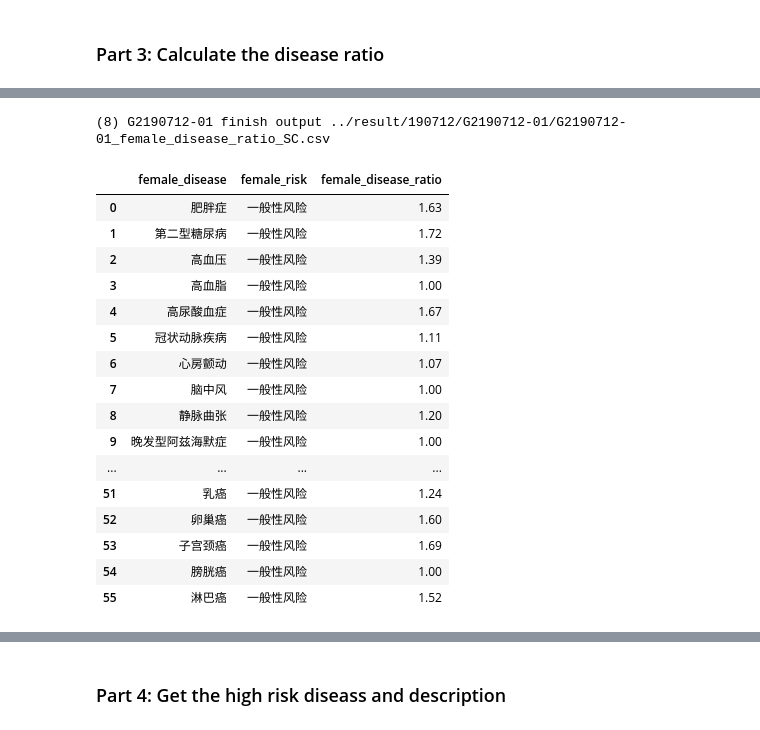
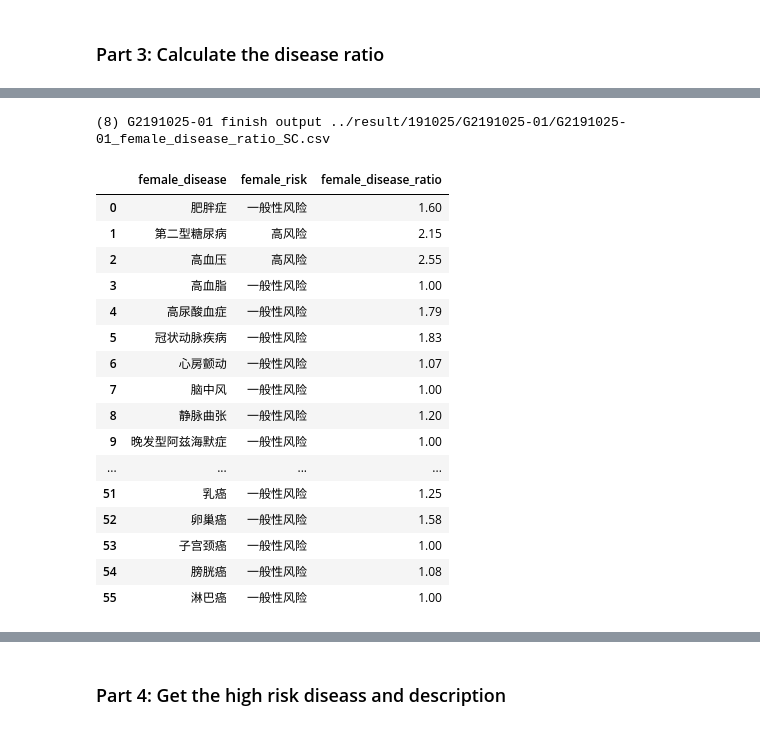
Before and after one commit to Jade-ChiaChunHou/Genetic-Testing, a Jupyter notebook: script/G2_analysis.ipynb, the cells around one changed output, grey strips where cells are left out. Drawn from its saved outputs; the diff is of its cells as text; code cells hidden in the pictures.

```diff
--- a/script/G2_analysis.ipynb
+++ b/script/G2_analysis.ipynb
@@ -19,8 +20,8 @@ import pandas as pd
 
 G2_num = str(input("Please the G2 sample number(ex: G2190712-01): "))
 
-cycle1_dic = '../sample_data/' + G2_num +'c-cycle 1.xls'
-cycle35_dic = '../sample_data/' + G2_num + 'c-cycle 35.xls'
+cycle1_dic = '../sample_data/' + "/"+ G2_num[2:8]+ "/"+ G2_num +'c-cycle 1.xls'
+cycle35_dic = '../sample_data/' + "/"+ G2_num[2:8]+ "/"+ G2_num + 'c-cycle 35.xls'
 
 
 cycle1 = pd.read_excel(open(cycle1_dic, 'rb'),
@@ -60,7 +61,11 @@ genotype = pd.read_csv('../raw/genotype.csv')
 #############################
 
 
-risk_factor = pd.read_csv('../raw/risk_factor.csv')
+risk_factor = pd.read_csv('../raw/risk_factor.csv', float_precision='round_trip')
+
+
+
+
 
 #risk_factor.head()
 
@@ -83,15 +88,13 @@ disease_risk = pd.read_csv('../raw/disease_risk.csv')
 ##########################
 
 
-nutrient = pd.read_csv('../raw/nutrient.csv', encoding = 'utf-8')
+nutrient = pd.read_excel(open('../raw/nutrient.xlsx', 'rb'),
+              sheet_name='nutrient')
 
 #nutrient.head()
 
-
-#nutrient_SC = pd.read_excel(open('../raw/nutrient_SC.xlsx', 'rb'),
-              #sheet_name='nutrient_SC')
-
-#nutrient_SC.head()
+nutrient_SC = pd.read_excel(open('../raw/nutrient_SC.xlsx', 'rb'),
+              sheet_name='nutrient_SC')
 
 
 ###############################
@@ -99,7 +102,10 @@ nutrient = pd.read_csv('../raw/nutrient.csv', encoding = 'utf-8')
 ###############################
 
 
-nutrient_gene = pd.read_csv('../raw/nutrient_gene.csv', encoding = 'utf-8')
+#nutrient_gene = pd.read_csv('../raw/nutrient_gene.csv', encoding = 'utf-8')
+
+nutrient_gene = pd.read_excel(open('../raw/nutrient_gene.xlsx', 'rb'),
+              sheet_name='nutrient_gene')
 
 #nutrient_gene.head()
 
@@ -112,11 +118,13 @@ nutrient_gene = pd.read_csv('../raw/nutrient_gene.csv', encoding = 'utf-8')
 ###########################
 
 
-lifestyle = pd.read_csv('../raw/lifestyle.csv', encoding = 'utf-8')
+lifestyle = pd.read_excel(open('../raw/lifestyle.xlsx', 'rb'),
+              sheet_name='lifestyle')
 
 #lifestyle.head()
 
-
+lifestyle_SC = pd.read_excel(open('../raw/lifestyle_SC.xlsx', 'rb'),
+              sheet_name='lifestyle_SC')
 
 
 
@@ -526,6 +554,7 @@ for encode in risk_encode:
 
         a = risk_factor.loc[risk_factor['Allele_risk'] == encode].index[0]
 
+        #risk.append(format(float(risk_factor.iloc[a,1]), '.9f'))
         risk.append(risk_factor.iloc[a,1])
 
     elif encode not in list(risk_factor['Allele_risk']):
@@ -544,7 +573,7 @@ for i in range(len(risk)):
 
 
 
-gene_risk = pd.DataFrame(list(zip(disease_risk['Disease_code'], disease_risk['rs_number'], rs_genetic_risk, risk_encode, risk9)), columns=['Disease_code', 'rs_number', 'genotype', 'risk_encode', 'risk'])
+gene_risk = pd.DataFrame(list(zip(disease_risk['Disease_code'], disease_risk['rs_number'], rs_genetic_risk, risk_encode, risk)), columns=['Disease_code', 'rs_number', 'genotype', 'risk_encode', 'risk'])
 
 # add apoe in the last row
 
@@ -3205,12 +3830,12 @@ Name: nutrient name, dtype: object
 
 female_disease = ['肥胖症', '第二型糖尿病', '高血压', '高血脂', '高尿酸血症',
                   '冠状动脉疾病', '心房颤动', '脑中风', '静脉曲张',
-                  '晚发型阿兹海默症', '帕金森氏症', '退化性关节炎', '骨质疏鬆', '肌少症',
+                  '晚发型阿兹海默症', '帕金森氏症', '退化性关节炎', '骨质疏松', '肌少症',
                   '子宫内膜异位', '子宫肌瘤', '多囊性卵巢症候群', '女性尿道感染',
-                  '类风湿性关节炎', '红斑性狼疮', '自体免疫甲状腺疾病', '僵直性嵴椎炎',
+                  '类风湿性关节炎', '红斑性狼疮', '自体免疫甲状腺疾病', '僵直性脊椎炎',
                   '肝硬化', '脂肪肝', '胆石症(肝内结石、胆结石)', '消化性溃疡、胃食道逆流', '大肠息肉症', '胰脏炎',
                   '白内障', '青光眼', '黄斑部病变', '高度近视',
-                  '忧鬱症', '躁鬱症', '思觉失调症',
+                  '忧郁症', '躁郁症', '思觉失调症',
                   '慢性阻塞性肺病', '肾结石', '肾衰竭', '气喘', '过敏性鼻炎', '异位性皮肤炎', '乾癣', '牙周病',
                   '口腔癌', '鼻咽癌', '食道癌', '肺癌', '胃癌', '肝癌', '大肠癌', '胰脏癌', '乳癌', '卵巢癌', '子宫颈癌', '膀胱癌', '淋巴癌']
 
@@ -3234,47 +3859,47 @@ for ratio in female_disease_ratio:
     if float(ratio) > 2:
         female_risk.append("高风险")
     elif float(ratio) <= 2:
         female_risk.append("一般性风险")
 
 
 
 female_disease_ratio_SC = pd.DataFrame(list(zip(female_disease, female_risk, female_disease_ratio)), columns=['female_disease', 'female_risk', 'female_disease_ratio'])
 
 
 ########################################
 # female_disease_ratio write ro csv file
 
 outname = G2_num + '_female_disease_ratio_SC.csv'
 
 outdir = '../result/' + G2_num[2:8] + '/' + G2_num + '/'
 if not os.path.exists(outdir):
     os.mkdir(outdir)
 
 fullname = os.path.join(outdir, outname)
 
 female_disease_ratio_SC.to_csv(fullname)
 
 
 print('(8) ' + G2_num + ' finish output ' + fullname + '\n')
 
 
 female_disease_ratio_SC.head(56)
 # %% [output]
-(8) G2190712-01 finish output ../result/190712/G2190712-01/G2190712-01_female_disease_ratio_SC.csv
+(8) G2191025-01 finish output ../result/191025/G2191025-01/G2191025-01_female_disease_ratio_SC.csv
 |  | female_disease | female_risk | female_disease_ratio |
-| 0 | 肥胖症 | 一般性风险 | 1.63 |
-| 1 | 第二型糖尿病 | 一般性风险 | 1.72 |
-| 2 | 高血压 | 一般性风险 | 1.39 |
+| 0 | 肥胖症 | 一般性风险 | 1.60 |
+| 1 | 第二型糖尿病 | 高风险 | 2.15 |
+| 2 | 高血压 | 高风险 | 2.55 |
 | 3 | 高血脂 | 一般性风险 | 1.00 |
-| 4 | 高尿酸血症 | 一般性风险 | 1.67 |
-| 5 | 冠状动脉疾病 | 一般性风险 | 1.11 |
+| 4 | 高尿酸血症 | 一般性风险 | 1.79 |
+| 5 | 冠状动脉疾病 | 一般性风险 | 1.83 |
 | 6 | 心房颤动 | 一般性风险 | 1.07 |
 | 7 | 脑中风 | 一般性风险 | 1.00 |
 | 8 | 静脉曲张 | 一般性风险 | 1.20 |
 | 9 | 晚发型阿兹海默症 | 一般性风险 | 1.00 |
 | ... | ... | ... | ... |
-| 51 | 乳癌 | 一般性风险 | 1.24 |
-| 52 | 卵巢癌 | 一般性风险 | 1.60 |
-| 53 | 子宫颈癌 | 一般性风险 | 1.69 |
-| 54 | 膀胱癌 | 一般性风险 | 1.00 |
-| 55 | 淋巴癌 | 一般性风险 | 1.52 |
+| 51 | 乳癌 | 一般性风险 | 1.25 |
+| 52 | 卵巢癌 | 一般性风险 | 1.58 |
+| 53 | 子宫颈癌 | 一般性风险 | 1.00 |
+| 54 | 膀胱癌 | 一般性风险 | 1.08 |
+| 55 | 淋巴癌 | 一般性风险 | 1.00 |
```
Also changed, not shown: parts of 34 cells of this notebook, 1 other file.
